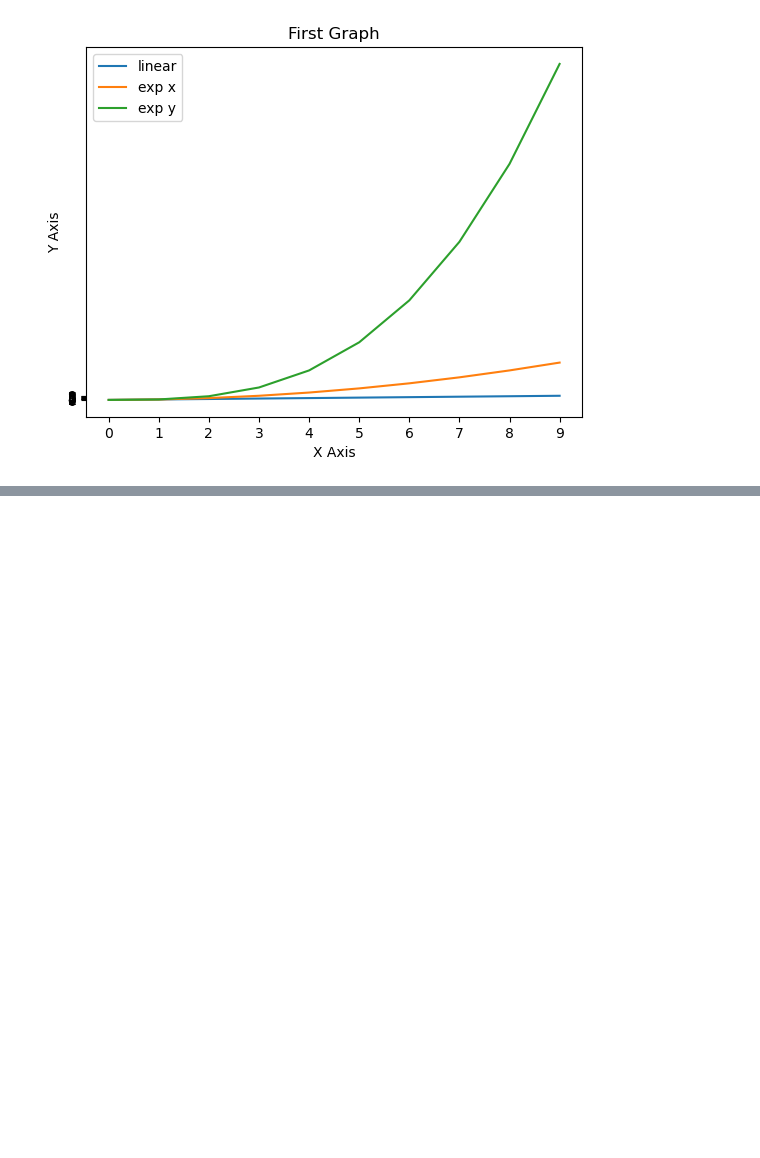
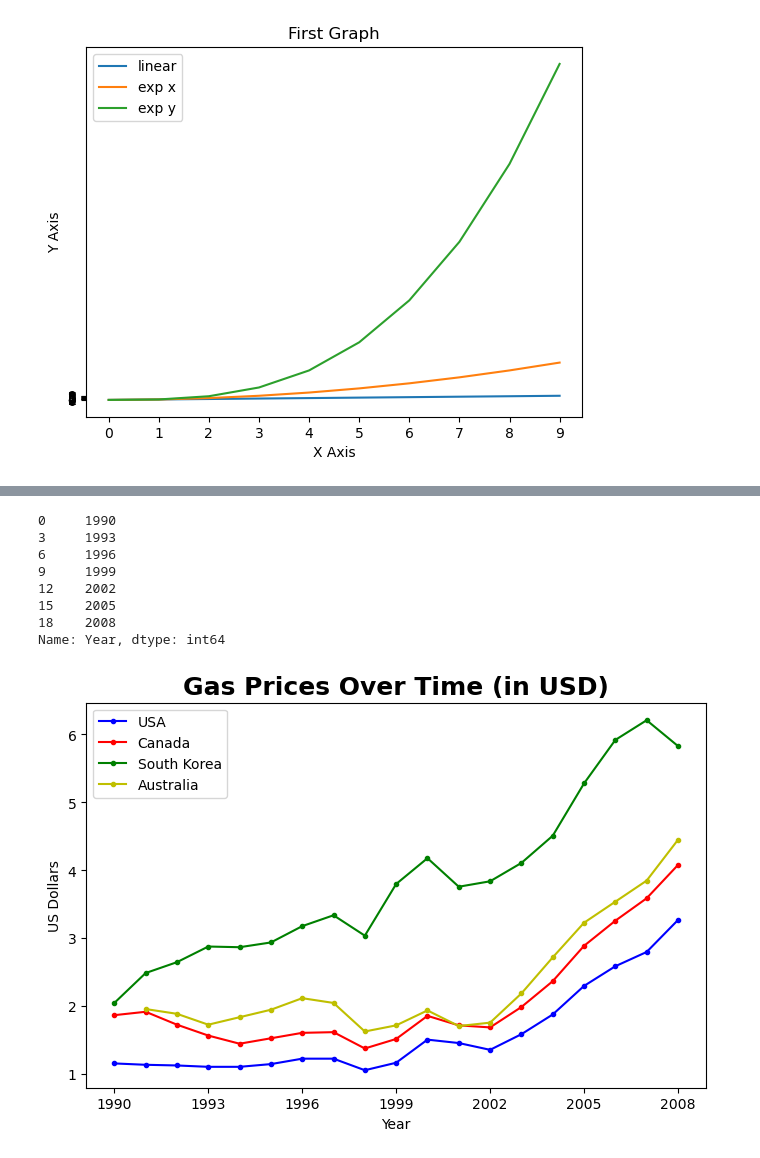
Before and after one commit to kekeli-the-light/data-visualization, a Jupyter notebook: matplot.ipynb, the cells around one changed output, grey strips where cells are left out. Cells and saved outputs as stored; diff of their text form; code cells hidden in the pictures; blank space fills up the shorter version.

```diff
--- a/matplot.ipynb
+++ b/matplot.ipynb
@@ -30,0 +53,37 @@ plt.show()
+# %%
+gas = pd.read_csv('gas_prices.csv')
+plt.figure(figsize = (8,5))
+
+plt.title('Gas Prices Over Time (in USD)' ,fontdict  ={'fontweight':'bold', 'fontsize':18})
+
+plt.plot(gas.Year, gas.USA, 'b.-', label = 'USA')
+plt.plot(gas.Year, gas.Canada, 'r.-', label = 'Canada')
+plt.plot(gas.Year,gas['South Korea'],'g.-', label = 'South Korea')
+plt.plot(gas.Year, gas.Australia, 'y.-', label = 'Australia')
+
+
+#for country in gas:
+#     if country != 'Year':
+#        plt.plot(gas.Year, gas[country], marker='.')
+
+plt.xlabel('Year')
+plt.ylabel('US Dollars')
+
+print(gas.Year[::3])
+plt.xticks(gas.Year[::3])
+
+plt.legend()
+
+plt.savefig('Gas_prince =_figure.png', dpi=300)
+
+plt.show()
+# %% [output]
+0     1990
+3     1993
+6     1996
+9     1999
+12    2002
+15    2005
+18    2008
+Name: Year, dtype: int64
+[figure, added]
```
Also changed, not shown: parts of 5 cells of this notebook, 3 other files.
